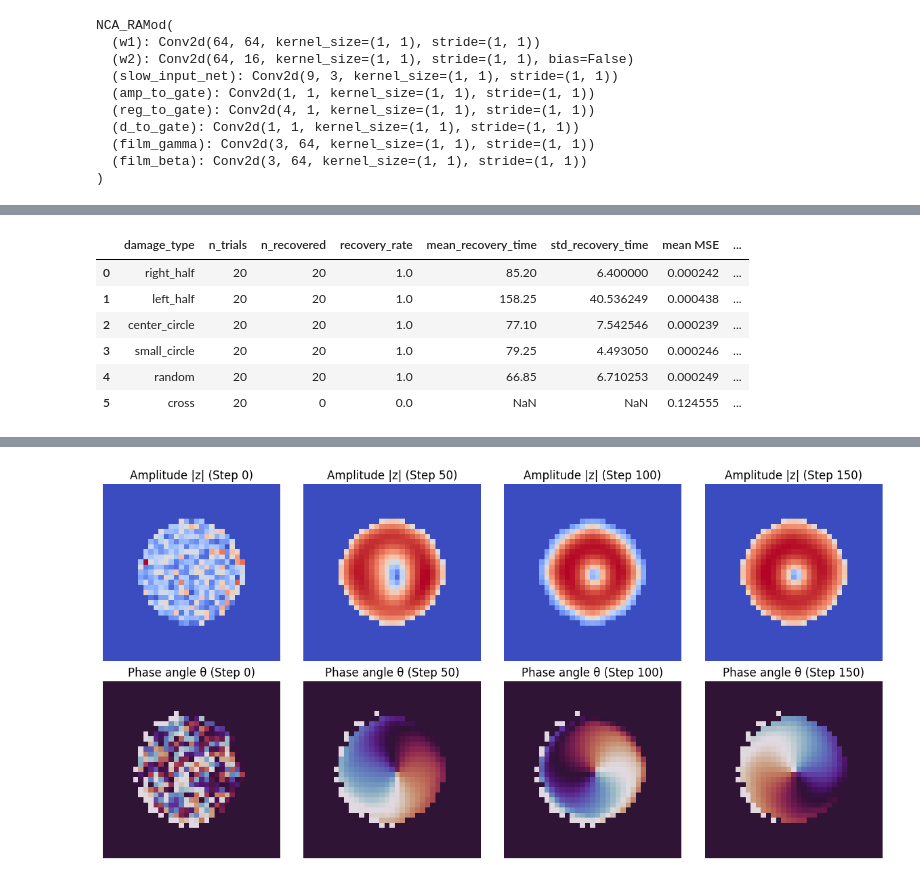
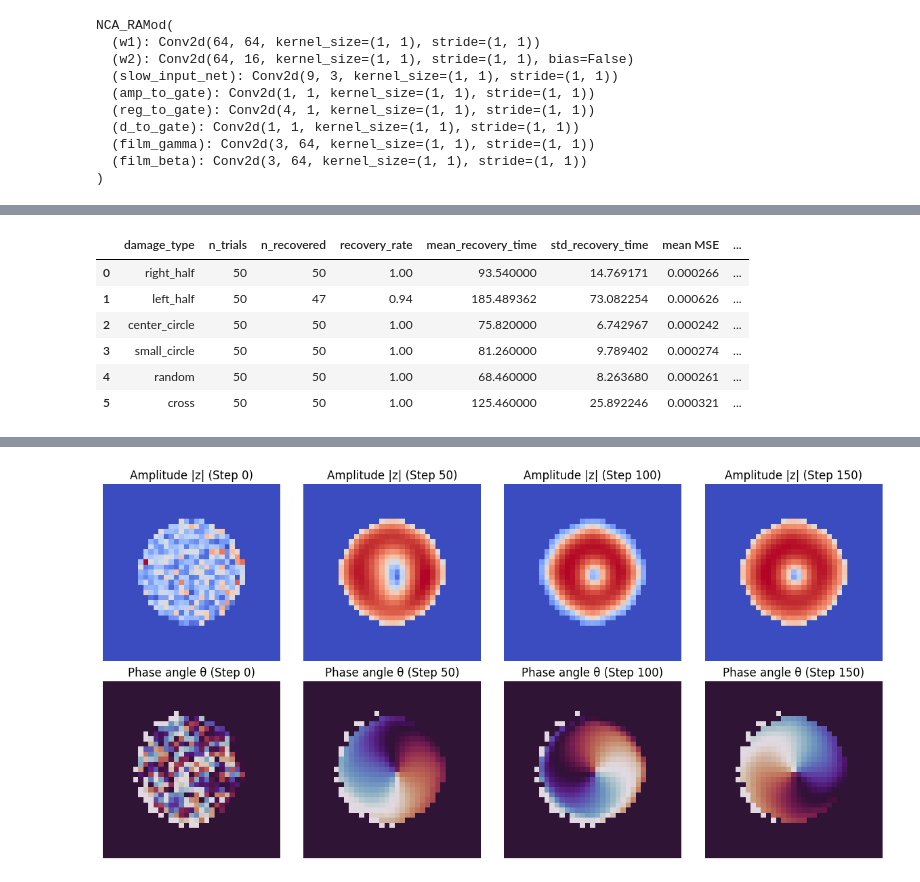
Before and after one commit to lshofsl/Thesis, a Jupyter notebook: NCA_w_RAmod.ipynb, the cells around one changed output, grey strips where cells are left out. Drawn from its saved outputs; the diff is of its cells as text; code cells hidden in the pictures.

```diff
--- a/NCA_w_RAmod.ipynb
+++ b/NCA_w_RAmod.ipynb
@@ -602,0 +629,14 @@ Learned RA constants:
+# %%
+#mask alpha channel and d
+x = torch.from_numpy(seed[None, ...]).to(DEVICE) if isinstance(seed, np.ndarray) else seed.to(DEVICE)
+
+live_mask = (base[:, 3:4] > 0.1).float()
+
+bg = x[0, 18][~live_mask[0,0].bool()]
+print("background min/max:", bg.min().item(), bg.max().item())
+
+
+alpha = x[0, 3][live_mask[0,0].bool()]
+d_alive = x[0, 18][live_mask[0,0].bool()]
+corr = torch.corrcoef(torch.stack([d_alive, alpha]))[0,1]
+print("corr(d, alpha):", corr.item())
@@ -634,8 +685,8 @@ def find_convergence_step(sequence, patience=30, delta_tol=5e-4, target_val=None
 # %%
 def measure_growth_recovery_trials(nca, seed, base_target, n_trials=10, steps=300,
                                      patience=10, delta_tol=1e-4, target_mse=0.005, device=DEVICE):
-    live_mask = (base_target[:, 3:4] > 0.1).float()
     recovery_times = []
+    final_mses = []
     n_recovered = 0
 
     for trial in range(n_trials):
@@ -645,25 +696,39 @@ def measure_growth_recovery_trials(nca, seed, base_target, n_trials=10, steps=30
         with torch.no_grad():
             for t in range(1, steps + 1):
                 x, _,_,_,_ = nca(x)
-                diff = (x[:, :4] - base_target) * live_mask
-                current_mse = (diff.pow(2).sum() / (live_mask.sum() * 4 + 1e-8)).item()
+                current_mse = loss_metric(x, base_target)
+                if isinstance(current_mse, torch.Tensor):
+                    current_mse = current_mse.item()
                 mse_log.append(current_mse)
 
         recovery_step = find_convergence_step(mse_log, patience=patience, delta_tol=delta_tol, target_val=target_mse)
+
+        # Track recovery time AND final step MSE for successful trials
         if recovery_step is not None:
             recovery_times.append(recovery_step)
+            final_mses.append(mse_log[-1])  # Extract final step MSE
             n_recovered += 1
 
     if len(recovery_times) > 0:
         mean_time = float(np.mean(recovery_times))
         std_time = float(np.std(recovery_times))
+        final_mse_mean = float(np.mean(final_mses))
+        final_mse_std = float(np.std(final_mses))
     else:
         mean_time = float('nan')
         std_time = float('nan')
+        final_mse_mean = float('nan')
+        final_mse_std = float('nan')
 
-    print(f"Recovered {n_recovered}/{n_trials} trials — mean: {mean_time:.2f}, std: {std_time:.2f}")
-    return mean_time, std_time, n_recovered
+    print(f"Recovered {n_recovered}/{n_trials} trials — "
+          f"mean time: {mean_time:.2f} ± {std_time:.2f}, "
+          f"final MSE: {final_mse_mean:.6f} ± {final_mse_std:.6f}")
+
+    return mean_time, std_time, n_recovered, final_mse_mean, final_mse_std
 
 
-mean_time, std_time, n_recovered = measure_growth_recovery_trials(nca, seed, base, n_trials=20)
+# Execution call update:
+mean_time, std_time, n_recovered, final_mse_mean, final_mse_std = measure_growth_recovery_trials(
+    nca, seed, base, n_trials=50
+)
 # %% [output]
@@ -916,7 +990,7 @@ def apply_damage(x, damage_type='right_half', circle_radius=5):
         x = x * noise.float()
 
     elif damage_type == 'cross':
-        thickness = max(1, H // 10)
+        thickness = max(1, H // 20)
         x[:, :, cy - thickness:cy + thickness, :] = 0
         x[:, :, :, cx - thickness:cx + thickness] = 0
 
@@ -1161,16 +1347,16 @@ def benchmark_recovery_times(nca, seed, base_target,
 
     return pd.DataFrame(rows)
 # %%
-results_df = benchmark_recovery_times(nca, seed, base, n_trials=20)
+results_df = benchmark_recovery_times(nca, seed, base, n_trials=50)
 results_df
 # %% [output]
 |  | damage_type | n_trials | n_recovered | recovery_rate | mean_recovery_time | std_recovery_time | mean MSE | ... |
-| 0 | right_half | 20 | 20 | 1.0 | 85.20 | 6.400000 | 0.000242 | ... |
-| 1 | left_half | 20 | 20 | 1.0 | 158.25 | 40.536249 | 0.000438 | ... |
-| 2 | center_circle | 20 | 20 | 1.0 | 77.10 | 7.542546 | 0.000239 | ... |
-| 3 | small_circle | 20 | 20 | 1.0 | 79.25 | 4.493050 | 0.000246 | ... |
-| 4 | random | 20 | 20 | 1.0 | 66.85 | 6.710253 | 0.000249 | ... |
-| 5 | cross | 20 | 0 | 0.0 | NaN | NaN | 0.124555 | ... |
+| 0 | right_half | 50 | 50 | 1.00 | 93.540000 | 14.769171 | 0.000266 | ... |
+| 1 | left_half | 50 | 47 | 0.94 | 185.489362 | 73.082254 | 0.000626 | ... |
+| 2 | center_circle | 50 | 50 | 1.00 | 75.820000 | 6.742967 | 0.000242 | ... |
+| 3 | small_circle | 50 | 50 | 1.00 | 81.260000 | 9.789402 | 0.000274 | ... |
+| 4 | random | 50 | 50 | 1.00 | 68.460000 | 8.263680 | 0.000261 | ... |
+| 5 | cross | 50 | 50 | 1.00 | 125.460000 | 25.892246 | 0.000321 | ... |
 # %%
 
 def get_living_ab(x, alpha_idx=3, a_idx=16, b_idx=17):
```
Also changed, not shown: parts of 19 cells of this notebook.
